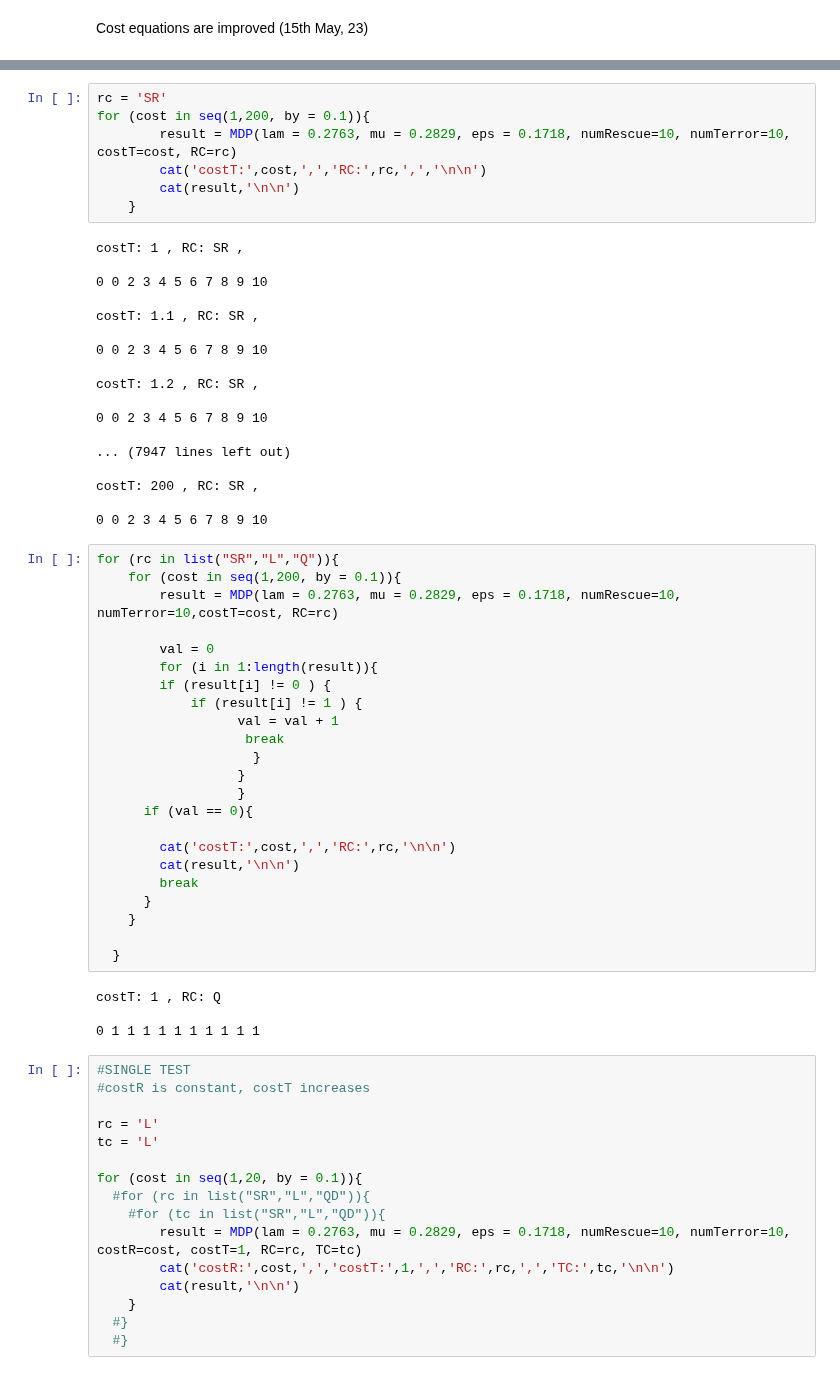
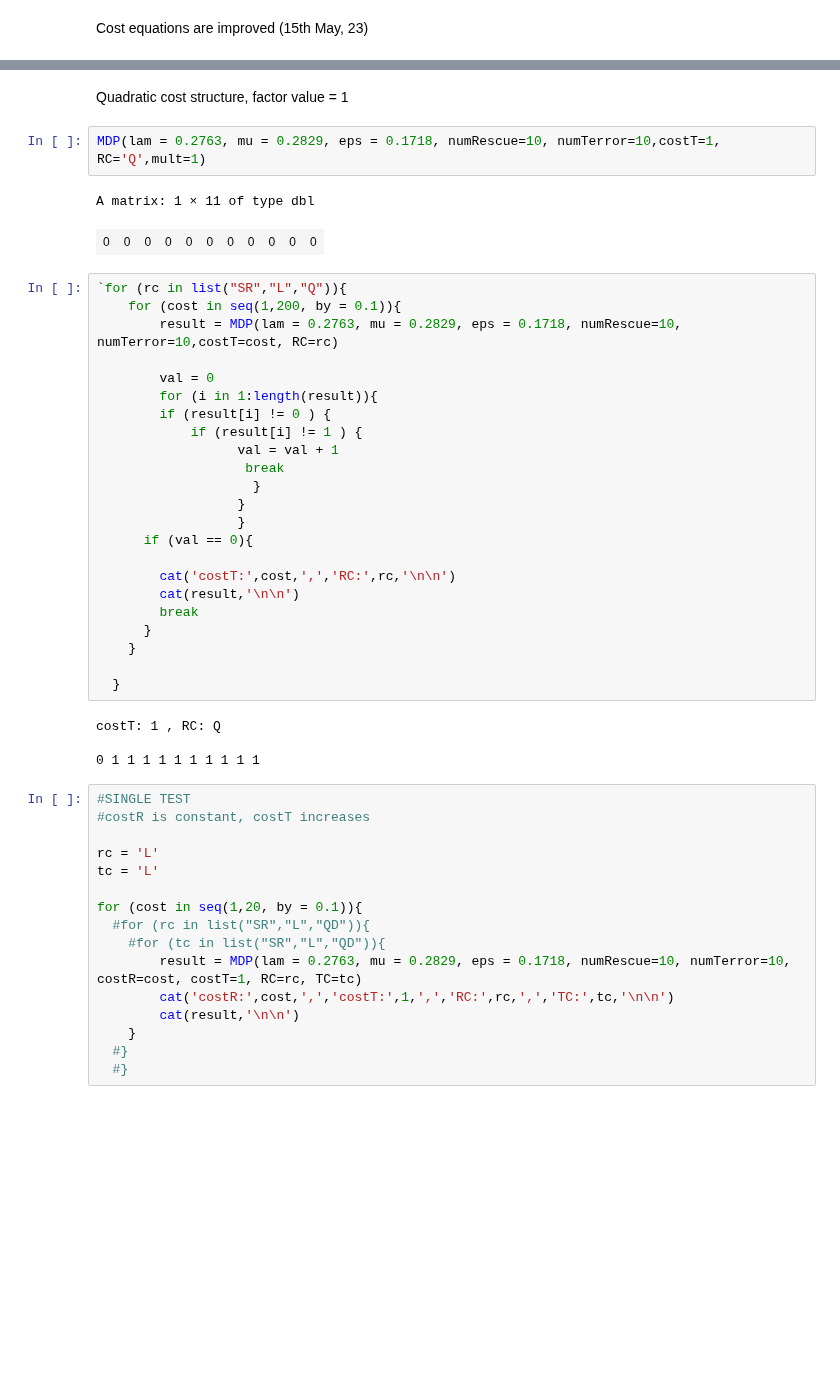
Before and after one commit to IshtiSikder/Optimal-allocation-of-rescue-teams-for-hostage-situations, a Jupyter notebook: R_for_MDP_(NEW).ipynb, the cells around one changed output, grey strips where cells are left out. Saved outputs shown, nothing was run; the diff lists cells and outputs as text; blank space fills up the shorter version.

```diff
--- a/R_for_MDP_(NEW).ipynb
+++ b/R_for_MDP_(NEW).ipynb
@@ -514,55 +542,37 @@ A matrix: 1 × 11 of type dbl
+# %% [markdown]
+Quadratic cost structure, factor value = 1
+# %%
+MDP(lam = 0.2763, mu = 0.2829, eps = 0.1718, numRescue=10, numTerror=10,costT=1, RC='Q',mult=1)
+# %% [output]
+A matrix: 1 × 11 of type dbl
+| 0 | 0 | 0 | 0 | 0 | 0 | 0 | 0 | 0 | 0 | 0 |
 # %%
-rc = 'SR'
-for (cost in seq(1,200, by = 0.1)){
-        result = MDP(lam = 0.2763, mu = 0.2829, eps = 0.1718, numRescue=10, numTerror=10, costT=cost, RC=rc)
-        cat('costT:',cost,',','RC:',rc,',','\n\n')
+`for (rc in list("SR","L","Q")){
+    for (cost in seq(1,200, by = 0.1)){
+        result = MDP(lam = 0.2763, mu = 0.2829, eps = 0.1718, numRescue=10, numTerror=10,costT=cost, RC=rc)
+
+        val = 0
+        for (i in 1:length(result)){
+        if (result[i] != 0 ) {
+            if (result[i] != 1 ) {
+                  val = val + 1
+                   break
+                    }
+                  }
+                  }
+      if (val == 0){
+
+        cat('costT:',cost,',','RC:',rc,'\n\n')
         cat(result,'\n\n')
+        break
+      }
     }
+
+  }
 # %% [output]
-costT: 1 , RC: SR ,
+costT: 1 , RC: Q
 
-0 0 2 3 4 5 6 7 8 9 10
-
-costT: 1.1 , RC: SR ,
-
-0 0 2 3 4 5 6 7 8 9 10
-
-costT: 1.2 , RC: SR ,
-
-0 0 2 3 4 5 6 7 8 9 10
-
-... (7947 lines left out)
-
-costT: 200 , RC: SR ,
-
-0 0 2 3 4 5 6 7 8 9 10
+0 1 1 1 1 1 1 1 1 1 1
-# %%
-for (rc in list("SR","L","Q")){
-    for (cost in seq(1,200, by = 0.1)){
-        result = MDP(lam = 0.2763, mu = 0.2829, eps = 0.1718, numRescue=10, numTerror=10,costT=cost, RC=rc)
-
-        val = 0
-        for (i in 1:length(result)){
-        if (result[i] != 0 ) {
-            if (result[i] != 1 ) {
-                  val = val + 1
-                   break
-                    }
-                  }
-                  }
-      if (val == 0){
-
-        cat('costT:',cost,',','RC:',rc,'\n\n')
-        cat(result,'\n\n')
-        break
-      }
-    }
-
-  }
-# %% [output]
-costT: 1 , RC: Q
-
-0 1 1 1 1 1 1 1 1 1 1
 # %%
 #SINGLE TEST
 #costR is constant, costT increases
```
Also changed, not shown: parts of 15 cells of this notebook.
